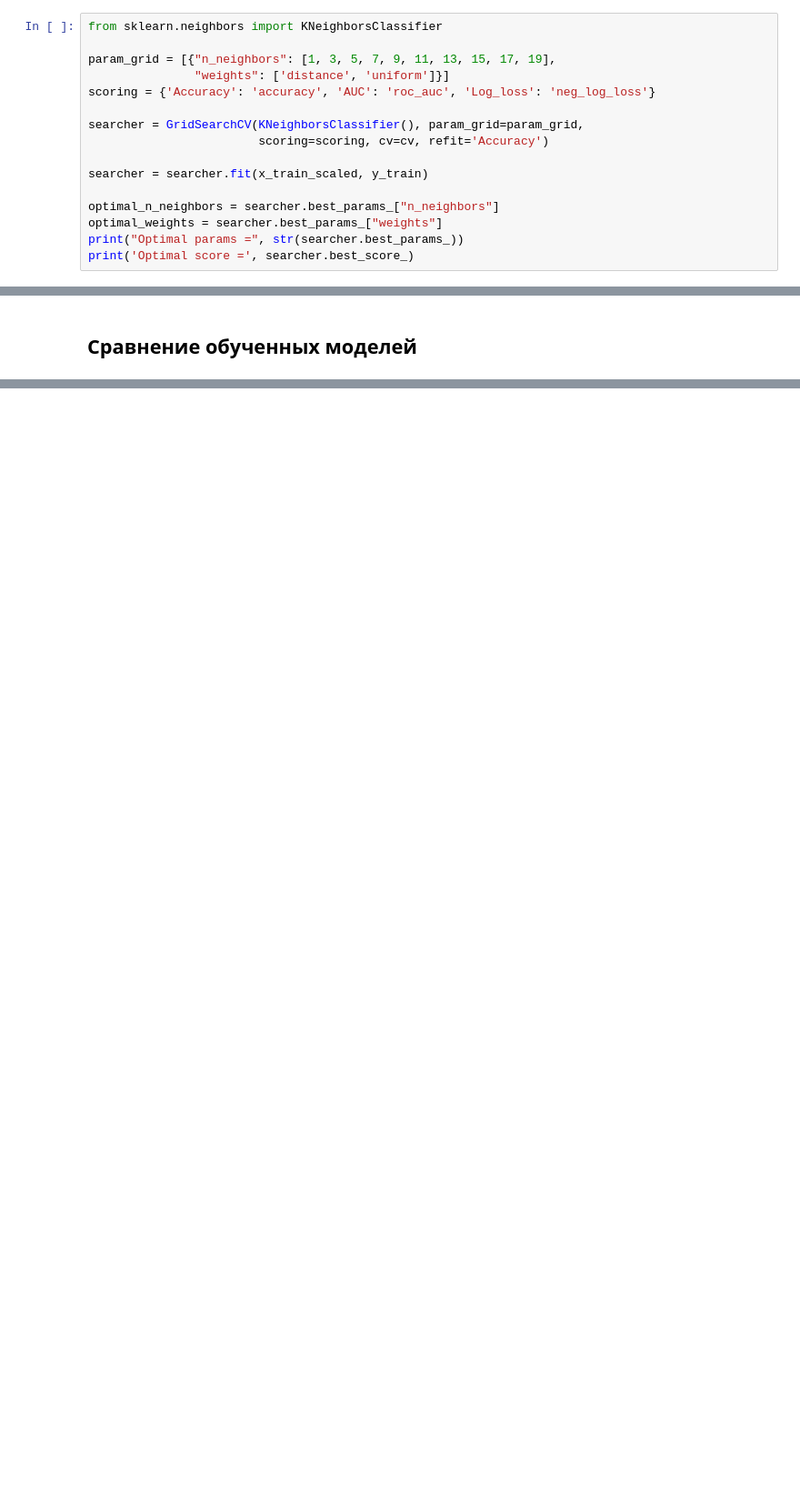
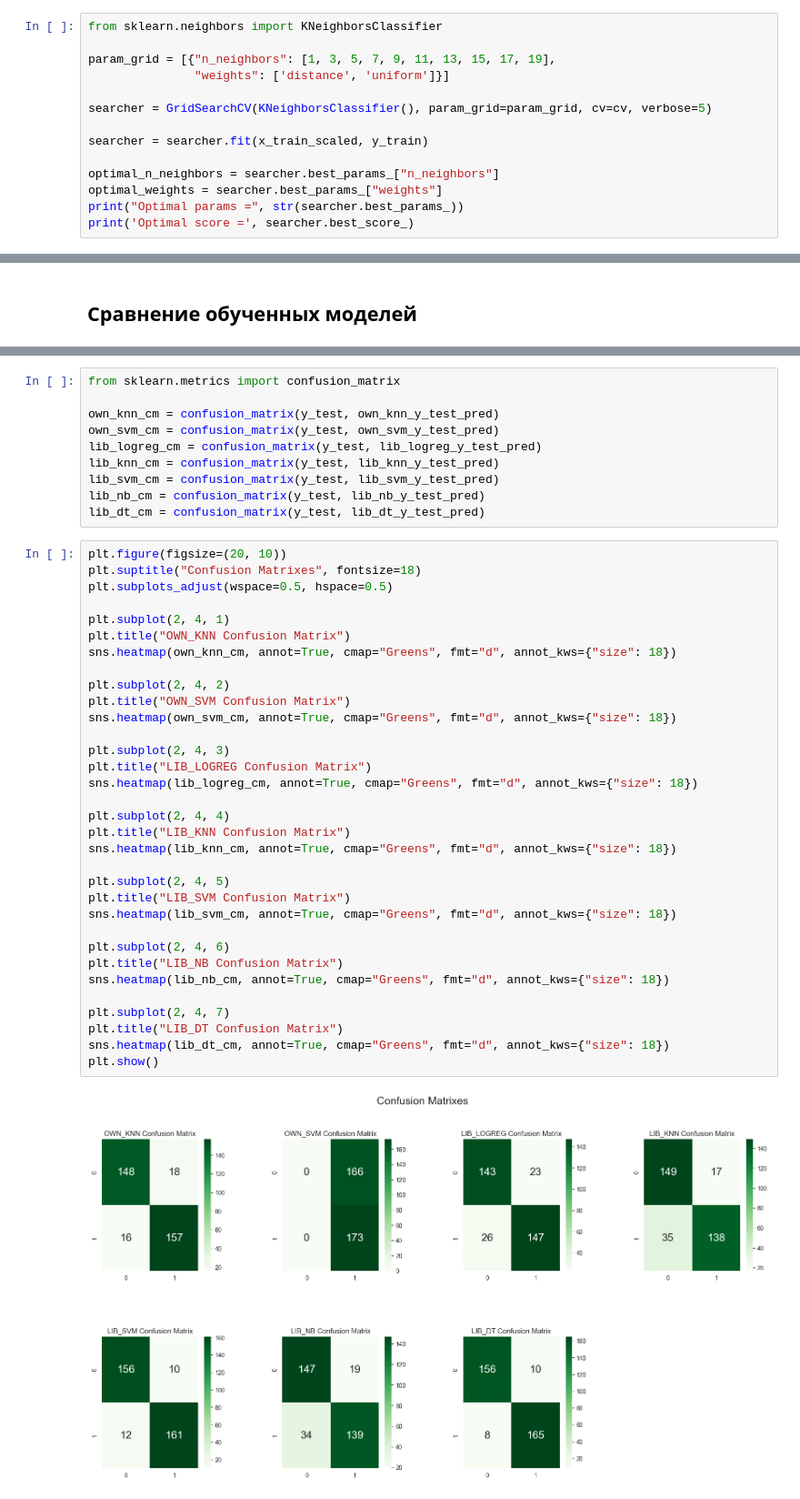
Before and after one commit to kznts9v-1lya/machine-learning-course, a Jupyter notebook: project/Comparison of classification methods.ipynb, the cells around one changed output, grey strips where cells are left out. Shown at 91% size. Saved outputs shown, nothing was run; the diff lists cells and outputs as text; blank space fills up the shorter version.

```diff
--- a/project/Comparison of classification methods.ipynb
+++ b/project/Comparison of classification methods.ipynb
@@ -495,10 +497,8 @@ from sklearn.neighbors import KNeighborsClassifier
 
 param_grid = [{"n_neighbors": [1, 3, 5, 7, 9, 11, 13, 15, 17, 19],
                "weights": ['distance', 'uniform']}]
-scoring = {'Accuracy': 'accuracy', 'AUC': 'roc_auc', 'Log_loss': 'neg_log_loss'}
 
-searcher = GridSearchCV(KNeighborsClassifier(), param_grid=param_grid,
-                        scoring=scoring, cv=cv, refit='Accuracy')
+searcher = GridSearchCV(KNeighborsClassifier(), param_grid=param_grid, cv=cv, verbose=5)
 
 searcher = searcher.fit(x_train_scaled, y_train)
 
@@ -680,0 +726,45 @@ plt.show()
+# %%
+from sklearn.metrics import confusion_matrix
+
+own_knn_cm = confusion_matrix(y_test, own_knn_y_test_pred)
+own_svm_cm = confusion_matrix(y_test, own_svm_y_test_pred)
+lib_logreg_cm = confusion_matrix(y_test, lib_logreg_y_test_pred)
+lib_knn_cm = confusion_matrix(y_test, lib_knn_y_test_pred)
+lib_svm_cm = confusion_matrix(y_test, lib_svm_y_test_pred)
+lib_nb_cm = confusion_matrix(y_test, lib_nb_y_test_pred)
+lib_dt_cm = confusion_matrix(y_test, lib_dt_y_test_pred)
+# %%
+plt.figure(figsize=(20, 10))
+plt.suptitle("Confusion Matrixes", fontsize=18)
+plt.subplots_adjust(wspace=0.5, hspace=0.5)
+
+plt.subplot(2, 4, 1)
+plt.title("OWN_KNN Confusion Matrix")
+sns.heatmap(own_knn_cm, annot=True, cmap="Greens", fmt="d", annot_kws={"size": 18})
+
+plt.subplot(2, 4, 2)
+plt.title("OWN_SVM Confusion Matrix")
+sns.heatmap(own_svm_cm, annot=True, cmap="Greens", fmt="d", annot_kws={"size": 18})
+
+plt.subplot(2, 4, 3)
+plt.title("LIB_LOGREG Confusion Matrix")
+sns.heatmap(lib_logreg_cm, annot=True, cmap="Greens", fmt="d", annot_kws={"size": 18})
+
+plt.subplot(2, 4, 4)
+plt.title("LIB_KNN Confusion Matrix")
+sns.heatmap(lib_knn_cm, annot=True, cmap="Greens", fmt="d", annot_kws={"size": 18})
+
+plt.subplot(2, 4, 5)
+plt.title("LIB_SVM Confusion Matrix")
+sns.heatmap(lib_svm_cm, annot=True, cmap="Greens", fmt="d", annot_kws={"size": 18})
+
+plt.subplot(2, 4, 6)
+plt.title("LIB_NB Confusion Matrix")
+sns.heatmap(lib_nb_cm, annot=True, cmap="Greens", fmt="d", annot_kws={"size": 18})
+
+plt.subplot(2, 4, 7)
+plt.title("LIB_DT Confusion Matrix")
+sns.heatmap(lib_dt_cm, annot=True, cmap="Greens", fmt="d", annot_kws={"size": 18})
+plt.show()
+# %% [output]
+[figure, added]
```
Also changed, not shown: parts of 92 cells of this notebook.
